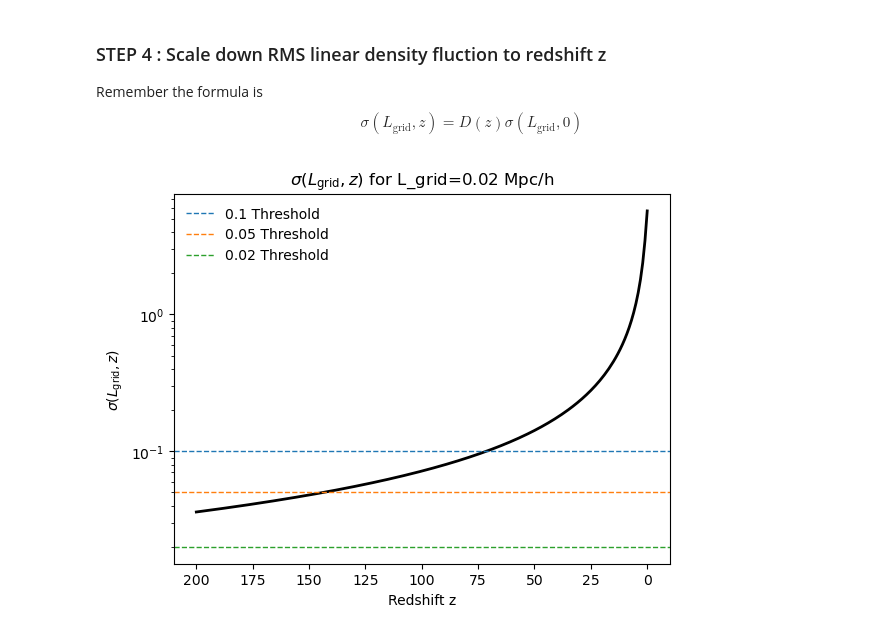
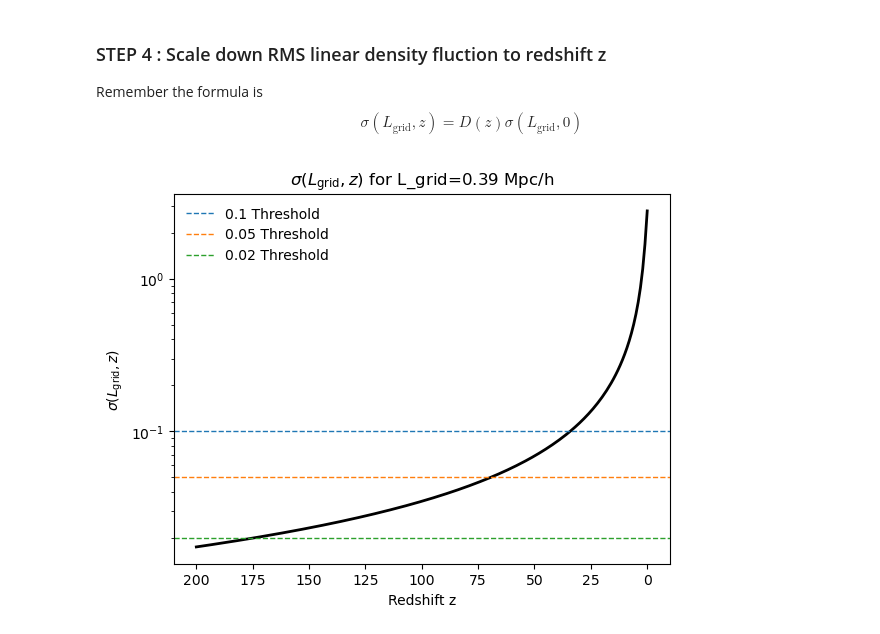
Before and after one commit to RanitBehera/gfs, a Jupyter notebook: notebooks/T0_IC_redshift.ipynb, the cells around one changed output. Cells and saved outputs as stored; diff of their text form; code cells hidden in the pictures.

Commit message:
Changed notebook parameters for better plots

```diff
--- a/notebooks/T0_IC_redshift.ipynb
+++ b/notebooks/T0_IC_redshift.ipynb
@@ -247,25 +247,25 @@ $$
 $$
 # %%
 L_BOX = 50  # Mpc/h
-N_GRID = 2040
+N_GRID = 128
 L_GRID = L_BOX / N_GRID  # Mpc/h
 
 sigma_L_grid = sigma_R(L_GRID)
 z = np.linspace(0, 200, 201)
 Dz_z = np.array([Dz(zi) for zi in z])
 sigma_L_grid_z = sigma_L_grid * Dz_z
 
 # Plot
 plt.plot(z, sigma_L_grid_z, lw=2,color='k')
 plt.xlabel('Redshift z')
 plt.ylabel(f'$\\sigma(L_{{\\text{{grid}}}},z)$')
 plt.title(f'$\sigma(L_{{\\text{{grid}}}},z)$ for L_grid={L_GRID:.2f} Mpc/h')
 plt.yscale('log')
 plt.axhline(0.1, color='C0', lw=1,label='0.1 Threshold',ls='--')
 plt.axhline(0.05, color='C1', lw=1,label='0.05 Threshold',ls='--')
 plt.axhline(0.02, color='C2', lw=1,label='0.02 Threshold',ls='--')
 plt.legend(frameon=False,loc='upper left')
 plt.gca().invert_xaxis()
 plt.show()
 # %% [output]
-[figure, old version]
+[figure, new version]
```
